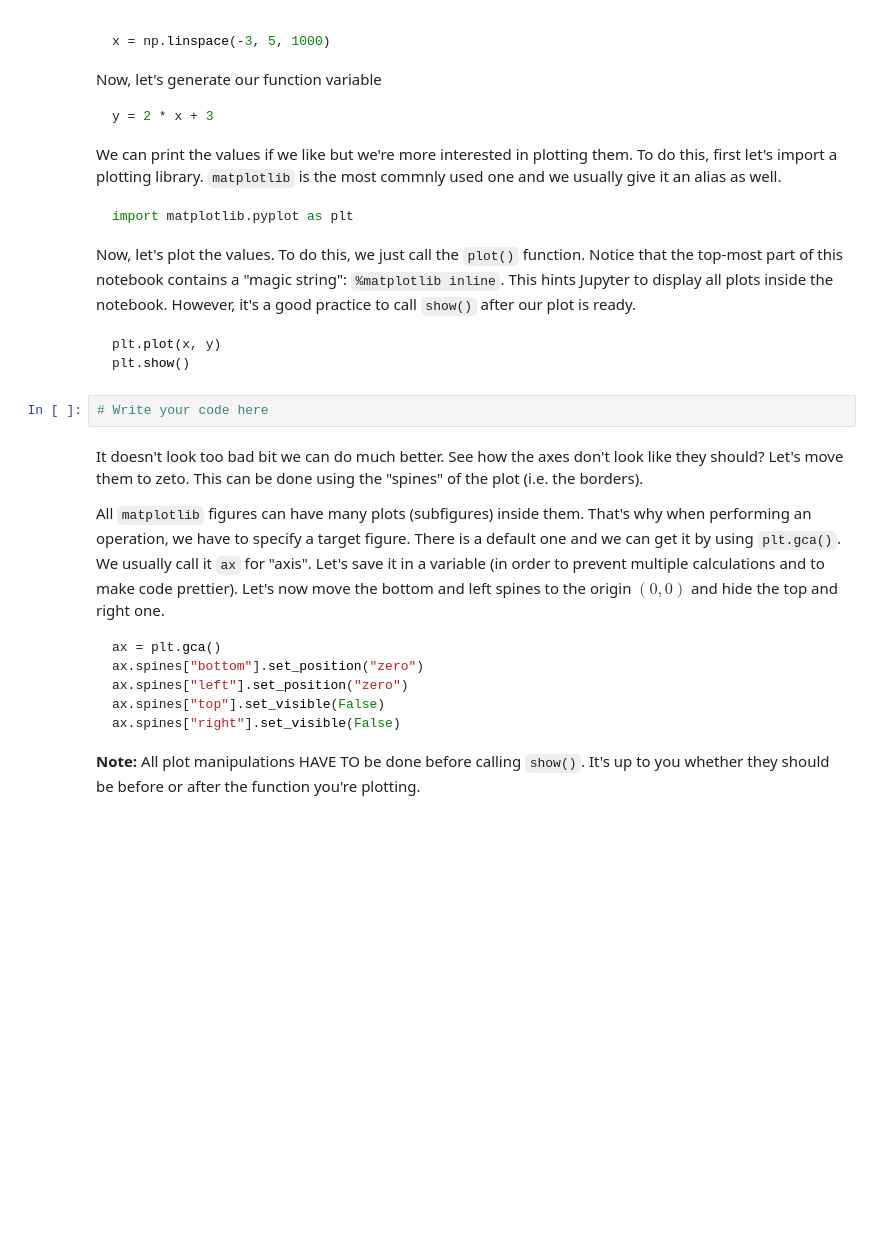
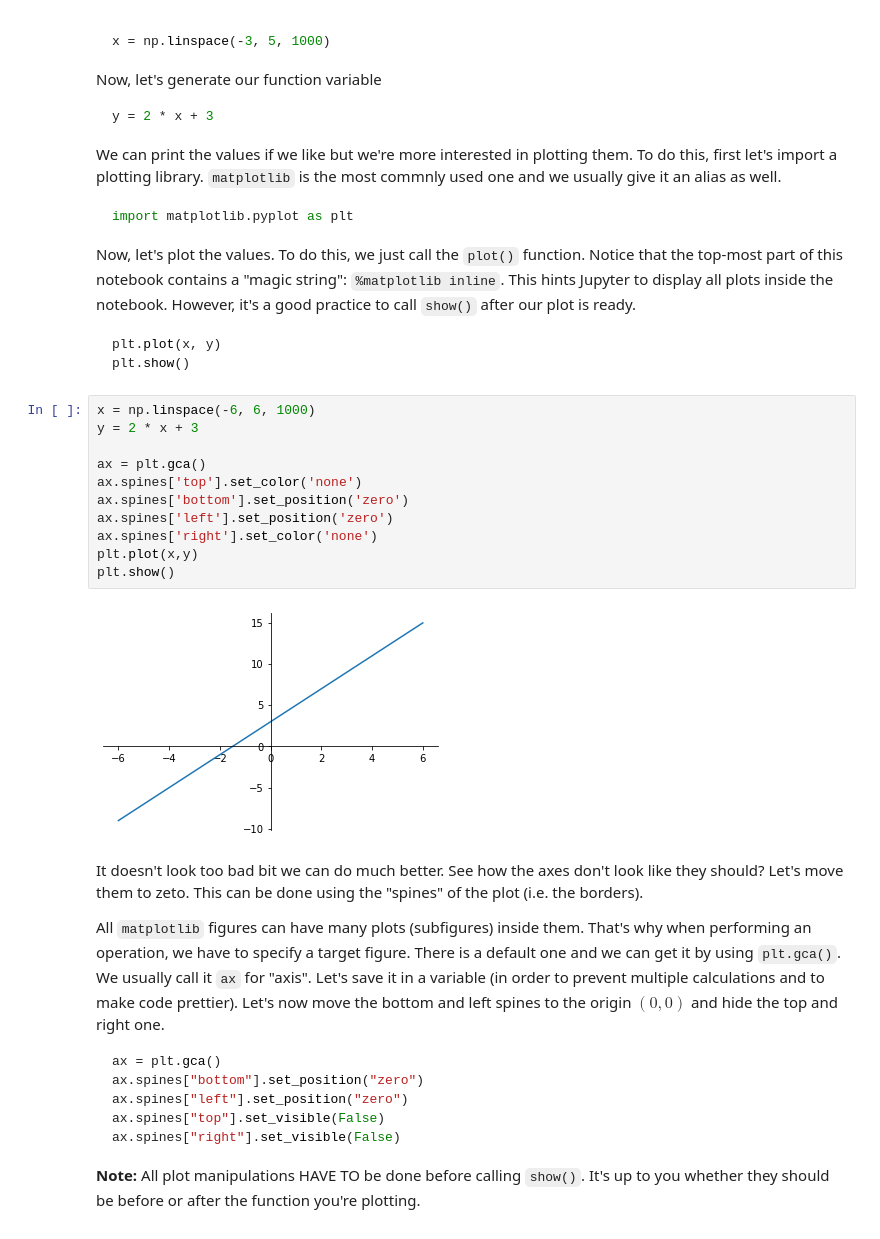
Before and after one commit to vladimirpetukhov/Artifical_Intelligence_Course, a Jupyter notebook: 01.Math_Concept_For_Devs/02. High-School-Maths-Exercise/High-School Maths Exercise.ipynb, the cells around one changed output. Saved outputs shown, nothing was run; the diff lists cells and outputs as text; blank space fills up the shorter version.

````diff
--- a/01.Math_Concept_For_Devs/02. High-School-Maths-Exercise/High-School Maths Exercise.ipynb
+++ b/01.Math_Concept_For_Devs/02. High-School-Maths-Exercise/High-School Maths Exercise.ipynb
@@ -303,8 +338,19 @@ Now, let's plot the values. To do this, we just call the `plot()` function. Noti
 plt.plot(x, y)
 plt.show()
 ```
-# %%
-# Write your code here
+# %%
+x = np.linspace(-6, 6, 1000)
+y = 2 * x + 3
+
+ax = plt.gca()
+ax.spines['top'].set_color('none')
+ax.spines['bottom'].set_position('zero')
+ax.spines['left'].set_position('zero')
+ax.spines['right'].set_color('none')
+plt.plot(x,y)
+plt.show()
+# %% [output]
+[figure, added]
 # %% [markdown]
 It doesn't look too bad bit we can do much better. See how the axes don't look like they should? Let's move them to zeto. This can be done using the "spines" of the plot (i.e. the borders).
 
````
Also changed, not shown: parts of 10 cells of this notebook.
